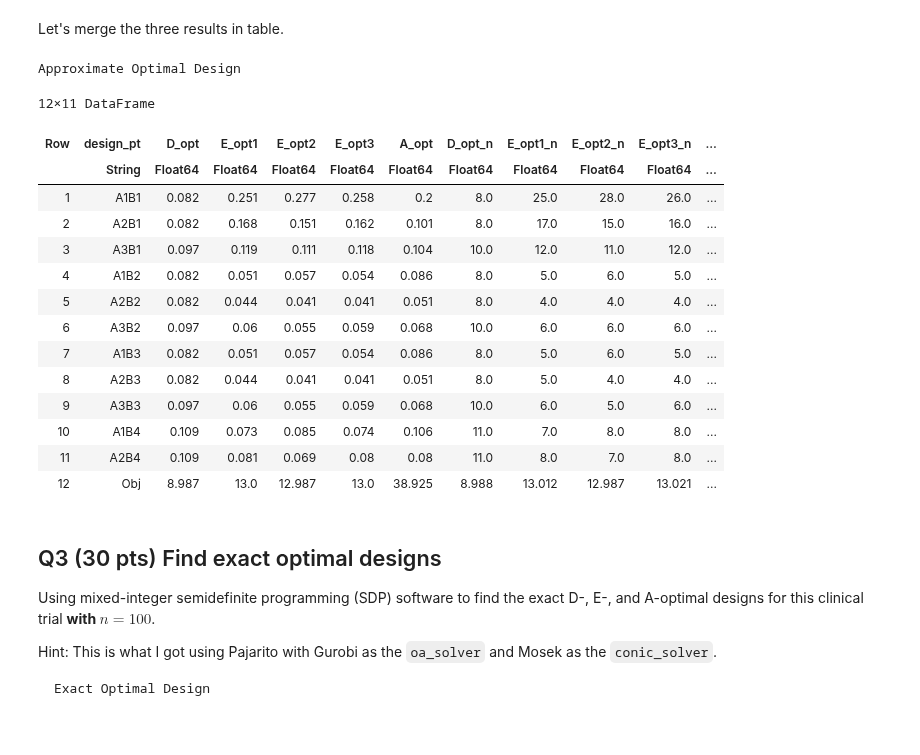
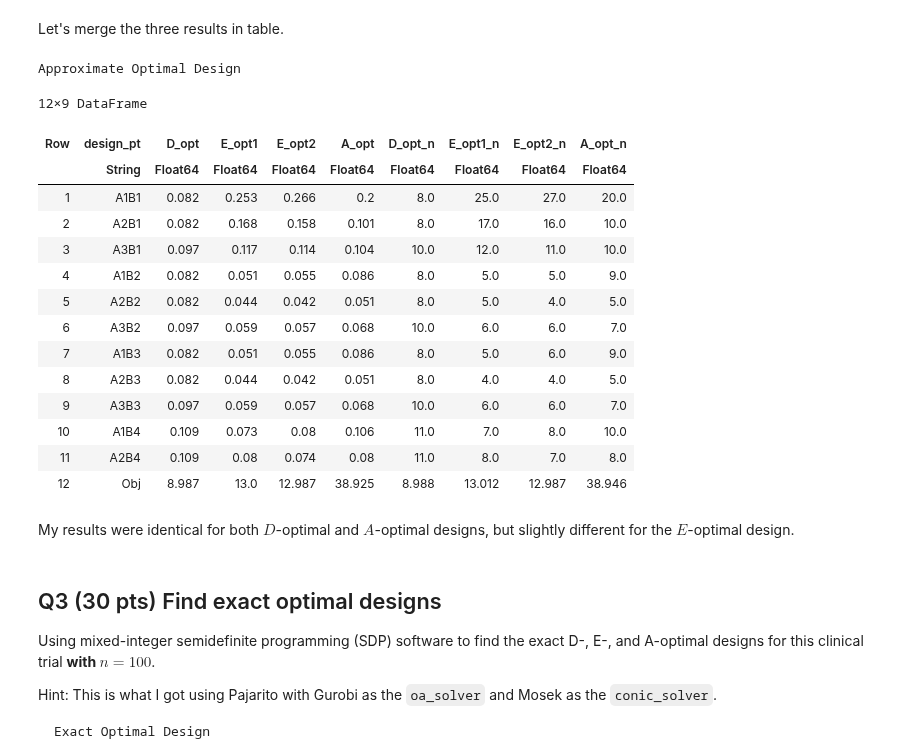
Before and after one commit to Tomoki-Okuno/biostat-m257-2024-spring, a Jupyter notebook: hw5/hw05sol.ipynb, the cells around one changed output. Drawn from its saved outputs; the diff is of its cells as text; code cells hidden in the pictures; blank space fills up the shorter version.

```diff
--- a/hw5/hw05sol.ipynb
+++ b/hw5/hw05sol.ipynb
@@ -602,43 +543,45 @@ Let's merge the three results in table.
 # %%
 using DataFrames
 treatment = [
     "A1B1", "A2B1", "A3B1",
     "A1B2", "A2B2", "A3B2",
     "A1B3", "A2B3", "A3B3",
     "A1B4", "A2B4", "Obj"
 ]
 
 println("Approximate Optimal Design")
 df_Q2 = DataFrame(
     design_pt = treatment,
     D_opt    = vcat(D_opt_p,  [D_opt_obj])[:],
     E_opt1   = vcat(E_opt1_p, [E_opt1_obj])[:],
     E_opt2   = vcat(E_opt2_p, [1 / E_opt2_obj])[:],
-    E_opt3   = vcat(E_opt3_p, [E_opt3_obj])[:],
+#     E_opt3   = vcat(E_opt3_p, [E_opt3_obj])[:],
     A_opt    = vcat(A_opt_p,  [A_opt_obj])[:],
     D_opt_n  = vcat(D_opt_n,  [D_opt_obj_n])[:],
     E_opt1_n = vcat(E_opt1_n, [E_opt1_obj_n])[:],
     E_opt2_n = vcat(E_opt2_n, [1 / E_opt2_obj_n])[:],
-    E_opt3_n = vcat(E_opt3_n, [E_opt3_obj_n])[:],
+#     E_opt3_n = vcat(E_opt3_n, [E_opt3_obj_n])[:],
     A_opt_n  = vcat(A_opt_n,  [A_opt_obj_n])[:]
 )
 # %% [output]
 Approximate Optimal Design
-12×11 DataFrame
+12×9 DataFrame
-| Row | design_pt | D_opt | E_opt1 | E_opt2 | E_opt3 | A_opt | D_opt_n | E_opt1_n | E_opt2_n | E_opt3_n | ... |
-|  | String | Float64 | Float64 | Float64 | Float64 | Float64 | Float64 | Float64 | Float64 | Float64 | ... |
-| 1 | A1B1 | 0.082 | 0.251 | 0.277 | 0.258 | 0.2 | 8.0 | 25.0 | 28.0 | 26.0 | ... |
-| 2 | A2B1 | 0.082 | 0.168 | 0.151 | 0.162 | 0.101 | 8.0 | 17.0 | 15.0 | 16.0 | ... |
-| 3 | A3B1 | 0.097 | 0.119 | 0.111 | 0.118 | 0.104 | 10.0 | 12.0 | 11.0 | 12.0 | ... |
-| 4 | A1B2 | 0.082 | 0.051 | 0.057 | 0.054 | 0.086 | 8.0 | 5.0 | 6.0 | 5.0 | ... |
-| 5 | A2B2 | 0.082 | 0.044 | 0.041 | 0.041 | 0.051 | 8.0 | 4.0 | 4.0 | 4.0 | ... |
-| 6 | A3B2 | 0.097 | 0.06 | 0.055 | 0.059 | 0.068 | 10.0 | 6.0 | 6.0 | 6.0 | ... |
-| 7 | A1B3 | 0.082 | 0.051 | 0.057 | 0.054 | 0.086 | 8.0 | 5.0 | 6.0 | 5.0 | ... |
-| 8 | A2B3 | 0.082 | 0.044 | 0.041 | 0.041 | 0.051 | 8.0 | 5.0 | 4.0 | 4.0 | ... |
-| 9 | A3B3 | 0.097 | 0.06 | 0.055 | 0.059 | 0.068 | 10.0 | 6.0 | 5.0 | 6.0 | ... |
-| 10 | A1B4 | 0.109 | 0.073 | 0.085 | 0.074 | 0.106 | 11.0 | 7.0 | 8.0 | 8.0 | ... |
-| 11 | A2B4 | 0.109 | 0.081 | 0.069 | 0.08 | 0.08 | 11.0 | 8.0 | 7.0 | 8.0 | ... |
-| 12 | Obj | 8.987 | 13.0 | 12.987 | 13.0 | 38.925 | 8.988 | 13.012 | 12.987 | 13.021 | ... |
+| Row | design_pt | D_opt | E_opt1 | E_opt2 | A_opt | D_opt_n | E_opt1_n | E_opt2_n | A_opt_n |
+|  | String | Float64 | Float64 | Float64 | Float64 | Float64 | Float64 | Float64 | Float64 |
+| 1 | A1B1 | 0.082 | 0.253 | 0.266 | 0.2 | 8.0 | 25.0 | 27.0 | 20.0 |
+| 2 | A2B1 | 0.082 | 0.168 | 0.158 | 0.101 | 8.0 | 17.0 | 16.0 | 10.0 |
+| 3 | A3B1 | 0.097 | 0.117 | 0.114 | 0.104 | 10.0 | 12.0 | 11.0 | 10.0 |
+| 4 | A1B2 | 0.082 | 0.051 | 0.055 | 0.086 | 8.0 | 5.0 | 5.0 | 9.0 |
+| 5 | A2B2 | 0.082 | 0.044 | 0.042 | 0.051 | 8.0 | 5.0 | 4.0 | 5.0 |
+| 6 | A3B2 | 0.097 | 0.059 | 0.057 | 0.068 | 10.0 | 6.0 | 6.0 | 7.0 |
+| 7 | A1B3 | 0.082 | 0.051 | 0.055 | 0.086 | 8.0 | 5.0 | 6.0 | 9.0 |
+| 8 | A2B3 | 0.082 | 0.044 | 0.042 | 0.051 | 8.0 | 4.0 | 4.0 | 5.0 |
+| 9 | A3B3 | 0.097 | 0.059 | 0.057 | 0.068 | 10.0 | 6.0 | 6.0 | 7.0 |
+| 10 | A1B4 | 0.109 | 0.073 | 0.08 | 0.106 | 11.0 | 7.0 | 8.0 | 10.0 |
+| 11 | A2B4 | 0.109 | 0.08 | 0.074 | 0.08 | 11.0 | 8.0 | 7.0 | 8.0 |
+| 12 | Obj | 8.987 | 13.0 | 12.987 | 38.925 | 8.988 | 13.012 | 12.987 | 38.946 |
+# %% [markdown]
+My results were identical for both $D$-optimal and $A$-optimal designs, but slightly different for the $E$-optimal design.
 # %% [markdown]
 ## Q3 (30 pts) Find exact optimal designs
 
```
Also changed, not shown: parts of 43 cells of this notebook, 1 other file.
